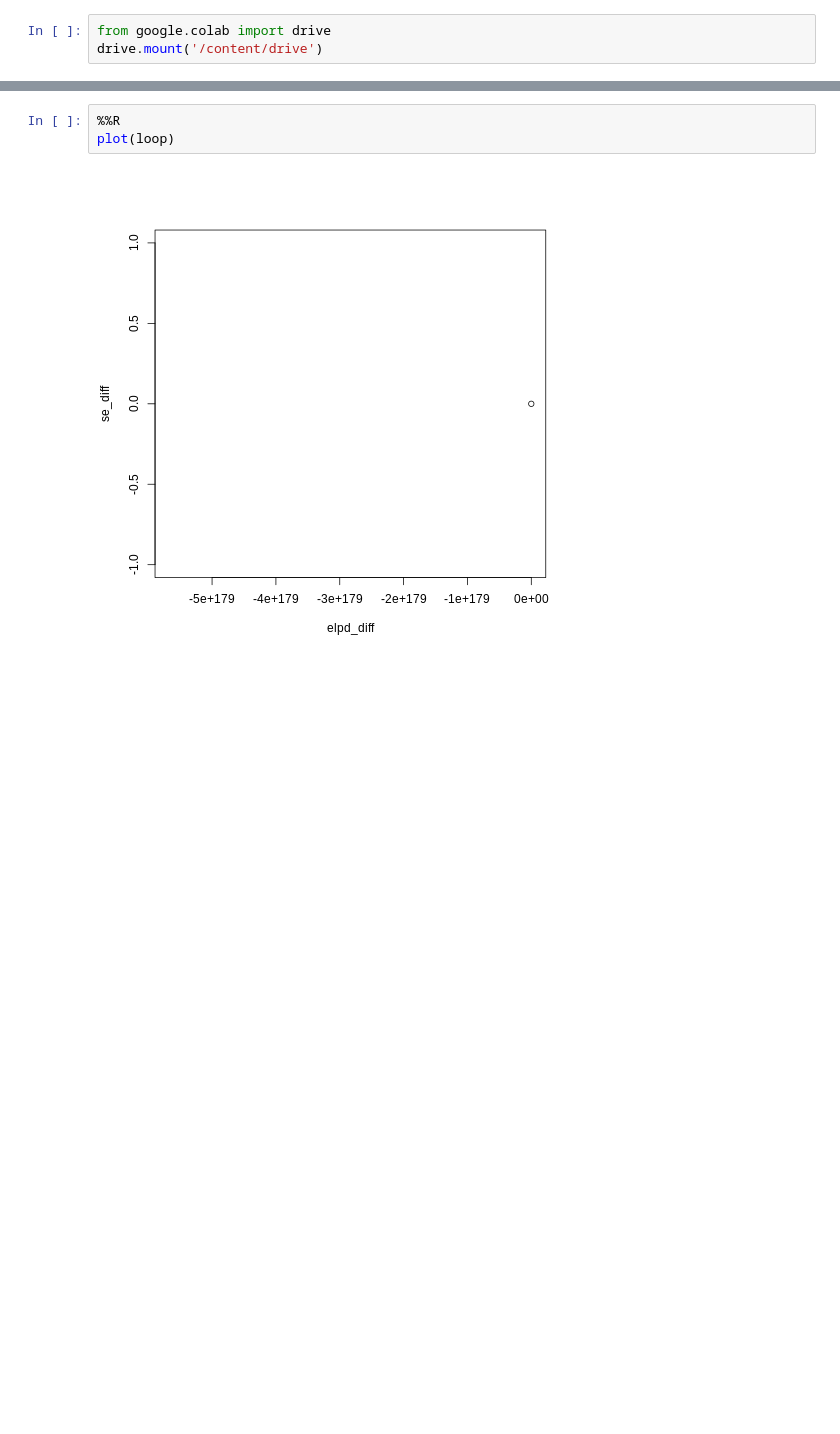
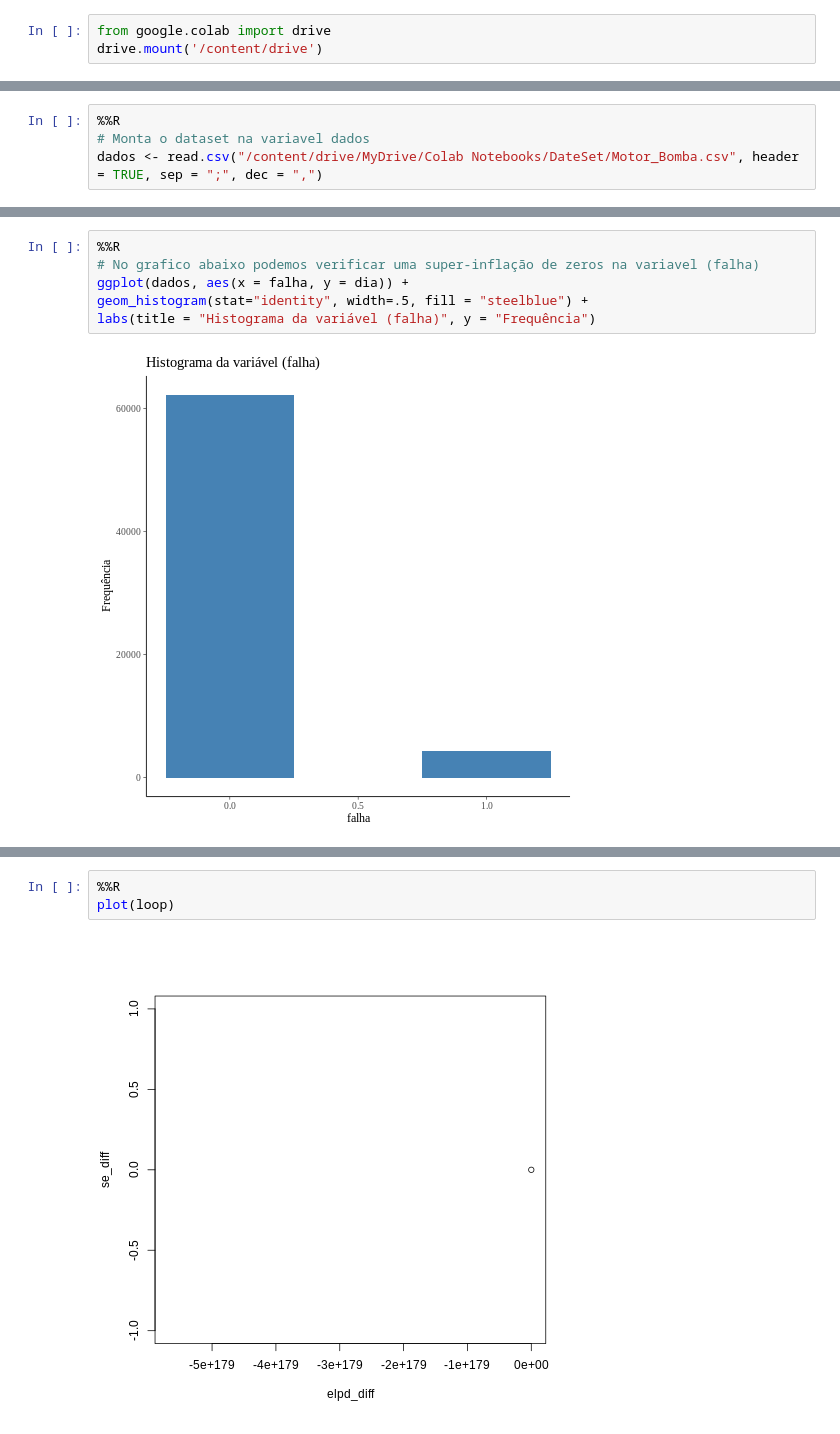
Before and after one commit to uervitonsantos/Atividade_Analise_Bayeseana_Com_RSTAN, a Jupyter notebook: trabalho_de_estatistivca_bayesiana.ipynb, the cells around one changed output, grey strips where cells are left out. Drawn from its saved outputs; the diff is of its cells as text; blank space fills up the shorter version.

```diff
--- a/trabalho_de_estatistivca_bayesiana.ipynb
+++ b/trabalho_de_estatistivca_bayesiana.ipynb
@@ -241,0 +34,4 @@ loo_negbinomial <- loo::loo(stan_glm2)
+# %%
+%%R
+# Monta o dataset na variavel dados
+dados <- read.csv("/content/drive/MyDrive/Colab Notebooks/DateSet/Motor_Bomba.csv", header = TRUE, sep = ";", dec = ",")
@@ -241,0 +82,8 @@ loo_negbinomial <- loo::loo(stan_glm2)
+# %%
+%%R
+# No grafico abaixo podemos verificar uma super-inflação de zeros na variavel (falha)
+ggplot(dados, aes(x = falha, y = dia)) +
+geom_histogram(stat="identity", width=.5, fill = "steelblue") +
+labs(title = "Histograma da variável (falha)", y = "Frequência")
+# %% [output]
+[figure, added]
```
Also changed, not shown: parts of 40 cells of this notebook.
